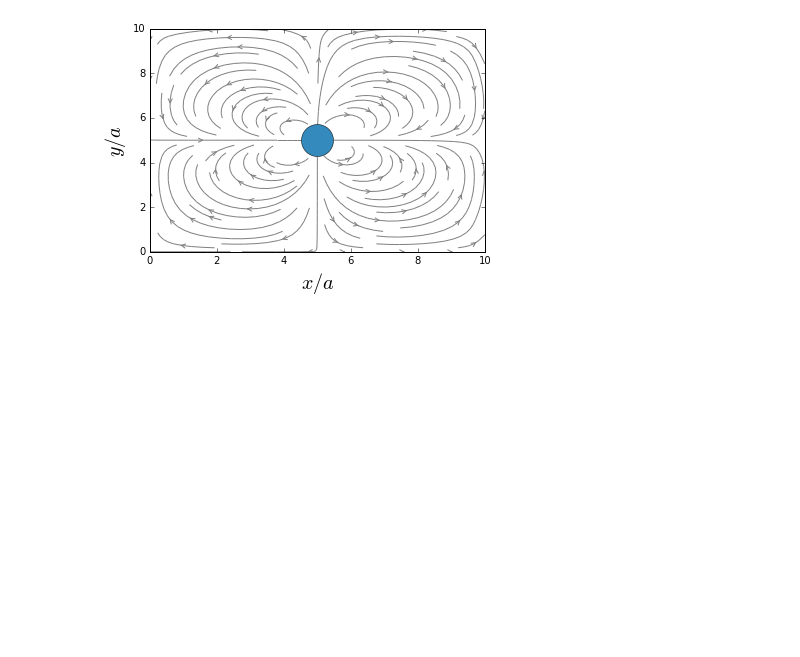
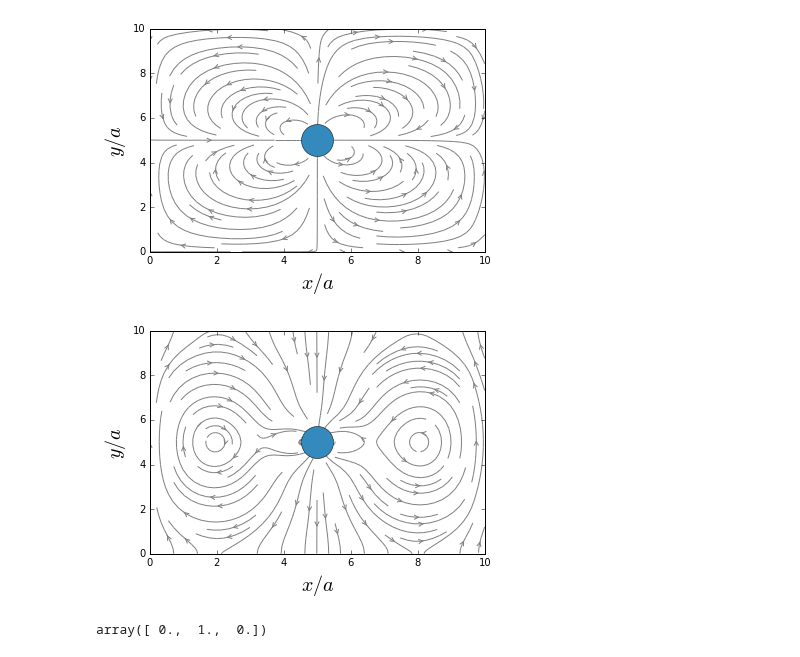
Before and after one commit to rajeshrinet/pystokes, a Jupyter notebook: examples/streamplots/notebooks/periodic.ipynb, the cells around one changed output. Saved outputs shown, nothing was run; the diff lists cells and outputs as text; code cells hidden in the pictures; blank space fills up the shorter version.

```diff
--- a/examples/streamplots/notebooks/periodic.ipynb
+++ b/examples/streamplots/notebooks/periodic.ipynb
@@ -73,3 +73,21 @@ plt.ylabel(r'$y/a$', fontsize=20)
 plt.show()
 # %% [output]
 [figure]
+# %%
+vv=vv*0  # reset the flow
+pFlow.potDipoleV(vv, rt, r, -F)
+vx, vy = vv[0:Nt].reshape(Ng, Ng), vv[Nt:2*Nt].reshape(Ng, Ng)
+plt.figure()
+plt.plot(r[0], r[1], marker='o', markerfacecolor='#348ABD', markersize=32 )   # plot the particle at r
+plt.streamplot(X, Y, vx, vy, color="grey", density=1, arrowstyle='->', arrowsize =1)
+plt.xlim([0, L])
+plt.ylim([0, L])
+plt.xlabel(r'$x/a$', fontsize=20)
+plt.ylabel(r'$y/a$', fontsize=20)
+plt.show()
+# %% [output]
+[figure, added]
+# %%
+F
+# %% [output]
+array([ 0.,  1.,  0.])
```
Also changed, not shown: 22 other files.
